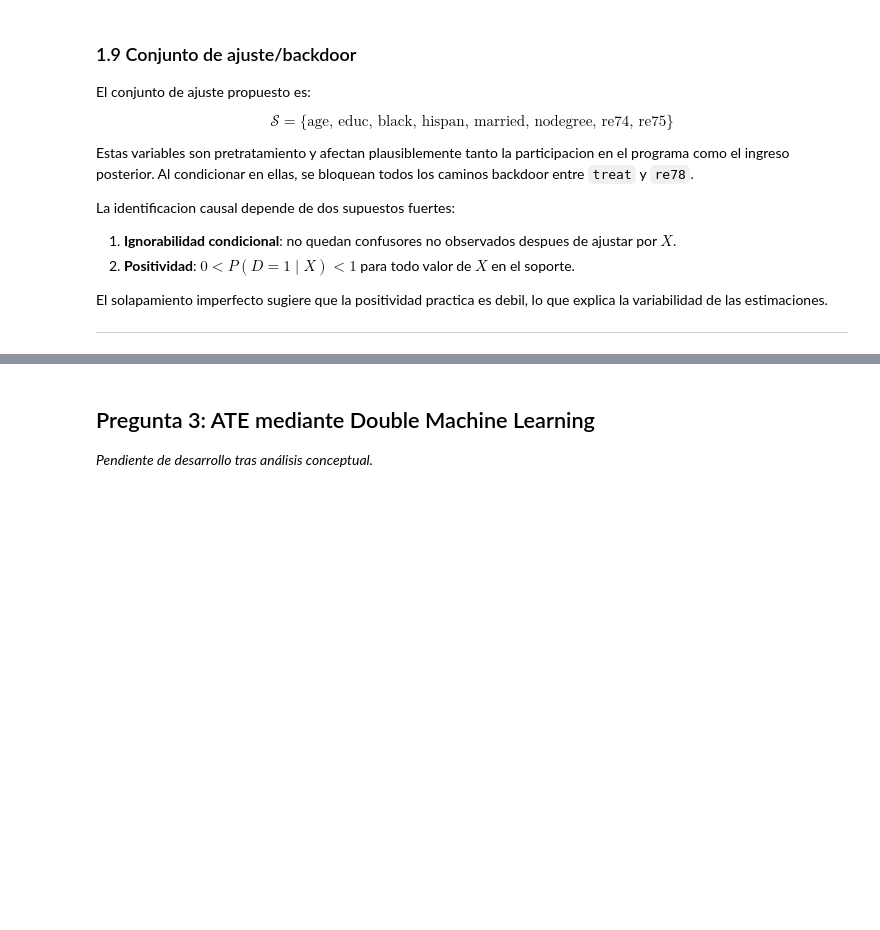
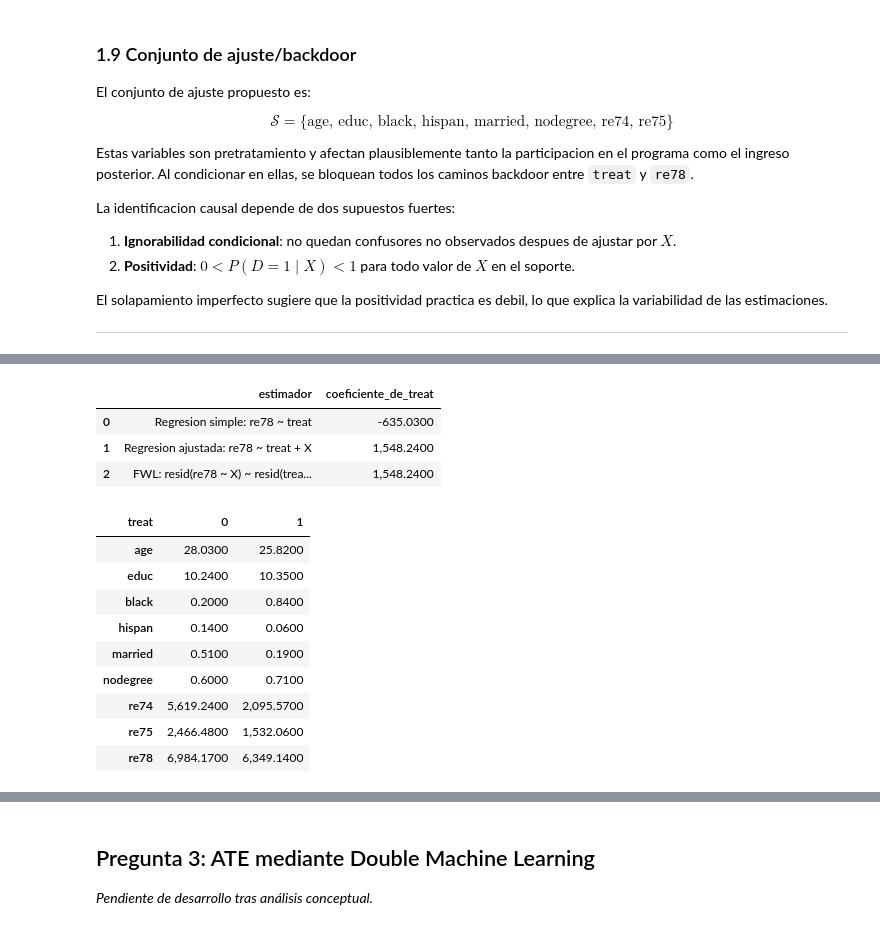
Before and after one commit to CharlyEstudio/data-science-portfolio, a Jupyter notebook: interpretabilidad_causalidad/m06/notebooks/examen_final_lalonde.ipynb, the cells around one changed output, grey strips where cells are left out. Cells and saved outputs as stored; diff of their text form; code cells hidden in the pictures; blank space fills up the shorter version.

```diff
--- a/interpretabilidad_causalidad/m06/notebooks/examen_final_lalonde.ipynb
+++ b/interpretabilidad_causalidad/m06/notebooks/examen_final_lalonde.ipynb
@@ -611,0 +488,50 @@ La conclusion causal requiere un DAG. Si $Z$ es un confusor que abre un camino b
+# %%
+# Comparacion cruda y ajustada usando el mismo dataset de LaLonde.
+coef_simple_lalonde = LinearRegression().fit(df[[D]], df[Y]).coef_[0]
+coef_adjusted_lalonde = LinearRegression().fit(df[[D] + X_cols], df[Y]).coef_[0]
+
+# Verificacion FWL: residualizar re78 y treat contra X.
+y_hat_x = LinearRegression().fit(df[X_cols], df[Y]).predict(df[X_cols])
+d_hat_x = LinearRegression().fit(df[X_cols], df[D]).predict(df[X_cols])
+
+Y_res_lalonde = df[Y].to_numpy() - y_hat_x
+D_res_lalonde = df[D].to_numpy() - d_hat_x
+
+coef_fwl_lalonde = LinearRegression(fit_intercept=False).fit(
+    D_res_lalonde.reshape(-1, 1),
+    Y_res_lalonde,
+).coef_[0]
+
+fwl_lalonde_results = pd.DataFrame({
+    "estimador": [
+        "Regresion simple: re78 ~ treat",
+        "Regresion ajustada: re78 ~ treat + X",
+        "FWL: resid(re78 ~ X) ~ resid(treat ~ X)",
+    ],
+    "coeficiente_de_treat": [
+        coef_simple_lalonde,
+        coef_adjusted_lalonde,
+        coef_fwl_lalonde,
+    ],
+})
+
+fwl_lalonde_results.round({"coeficiente_de_treat": 2})
+# %% [output]
+|  | estimador | coeficiente_de_treat |
+| 0 | Regresion simple: re78 ~ treat | -635.0300 |
+| 1 | Regresion ajustada: re78 ~ treat + X | 1,548.2400 |
+| 2 | FWL: resid(re78 ~ X) ~ resid(trea... | 1,548.2400 |
+# %%
+lalonde_group_summary = df.groupby(D)[X_cols + [Y]].mean().T
+lalonde_group_summary.round(2)
+# %% [output]
+| treat | 0 | 1 |
+| age | 28.0300 | 25.8200 |
+| educ | 10.2400 | 10.3500 |
+| black | 0.2000 | 0.8400 |
+| hispan | 0.1400 | 0.0600 |
+| married | 0.5100 | 0.1900 |
+| nodegree | 0.6000 | 0.7100 |
+| re74 | 5,619.2400 | 2,095.5700 |
+| re75 | 2,466.4800 | 1,532.0600 |
+| re78 | 6,984.1700 | 6,349.1400 |
```
Also changed, not shown: parts of 17 cells of this notebook, 3 other files.
